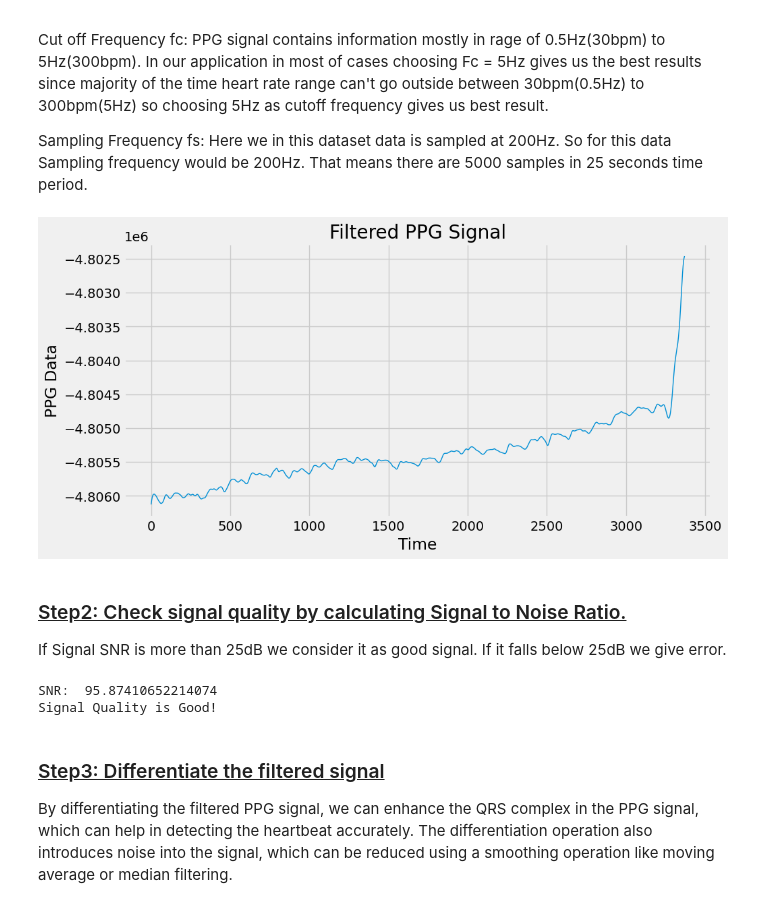
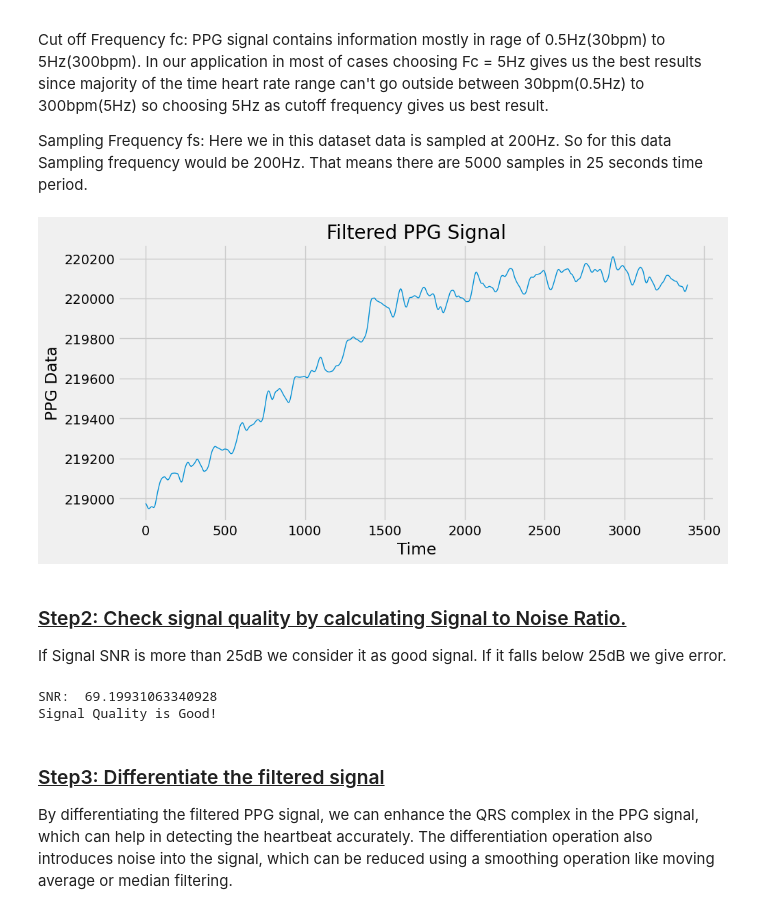
Before and after one commit to vyasdeep668/VitalTracer, a Jupyter notebook: 3_HR_Detection_Algorithm/AnalyzePPGDataCSVFile(VTData).ipynb, the cells around one changed output. Saved outputs shown, nothing was run; the diff lists cells and outputs as text; code cells hidden in the pictures.

```diff
--- a/3_HR_Detection_Algorithm/AnalyzePPGDataCSVFile(VTData).ipynb
+++ b/3_HR_Detection_Algorithm/AnalyzePPGDataCSVFile(VTData).ipynb
@@ -38,7 +38,7 @@ channel = 'IR (counts)'
 
 # # 2023-05-10-001S-22-05-32-S
 # df = pd.read_csv('VTDataAnalysis(new signals)/2023-05-10-001S-22-05-32-S/2023-05-10-001S-22-05-32-S.csv', skiprows=15)      #Original File
-df = pd.read_csv('VTDataAnalysis(new signals)/2023-05-10-001S-22-05-32-S/ValidCSVFiles/2023-05-10-001S-22-05-32-S-P0.csv', skiprows=0)  #Motion Removed File
+# df = pd.read_csv('VTDataAnalysis(new signals)/2023-05-10-001S-22-05-32-S/ValidCSVFiles/2023-05-10-001S-22-05-32-S-P0.csv', skiprows=0)  #Motion Removed File
 
 # # 2023-05-10-001S-22-06-17-S
 # df = pd.read_csv('VTDataAnalysis(new signals)/2023-05-10-001S-22-06-17-S/2023-05-10-001S-22-06-17-S.csv', skiprows=15)      #Original File
@@ -69,7 +69,7 @@ df = pd.read_csv('VTDataAnalysis(new signals)/2023-05-10-001S-22-05-32-S/ValidCS
 
 # # 2023-05-11-001S-01-14-47-S
 # df = pd.read_csv('VTDataAnalysis(new signals)/2023-05-11-001S-01-14-47-S/2023-05-11-001S-01-14-47-S.csv', skiprows=15)      #Original File
-# df = pd.read_csv('VTDataAnalysis(new signals)/2023-05-11-001S-01-14-47-S/ValidCSVFiles/2023-05-11-001S-01-14-47-S-P0.csv', skiprows=0)  #Motion Removed File
+df = pd.read_csv('VTDataAnalysis(new signals)/2023-05-11-001S-01-14-47-S/ValidCSVFiles/2023-05-11-001S-01-14-47-S-P0.csv', skiprows=0)  #Motion Removed File
 
 
 
@@ -109,24 +109,24 @@ Here we in this dataset data is sampled at 200Hz. So for this data Sampling freq
 # %%
 # Low-pass filter the raw signal to remove noise
 fs = 200  # Sampling frequency
-fc =  5 # Cutoff frequency
+fc =  4 # Cutoff frequency
 b, a = butter(2, 2 * fc / fs, 'low')
 
 ppg_data_raw = ppg_data[channel]
 #Applying LP Filter to ppg_data[channel]
 ppg_data[channel] = filtfilt(b, a, ppg_data[channel])
 
 ppg_data_filtered = ppg_data[channel]
 
 # Plot the filtered_ppg data
 plt.figure(figsize=(10,5))
 plt.plot(ppg_data.index, ppg_data[channel], linewidth=1)
 plt.title("Filtered PPG Signal")
 plt.xlabel('Time')
 plt.ylabel('PPG Data')
 plt.show()
 # %% [output]
-[figure, old version]
+[figure, new version]
 # %% [markdown]
 ### <ins> Step2: Check signal quality by calculating Signal to Noise Ratio. </br> </ins>
 If Signal SNR is more than 25dB we consider it as good signal. If it falls below 25dB we give error.
@@ -145,7 +145,7 @@ if SNR < THRESHOLD:
 else:
     print("Signal Quality is Good!")
 # %% [output]
-SNR:  95.87410652214074
+SNR:  69.19931063340928
 Signal Quality is Good!
 # %% [markdown]
 ### <ins> Step3: Differentiate the filtered signal </ins>
```
Also changed, not shown: parts of 7 cells of this notebook, 30 other files.
